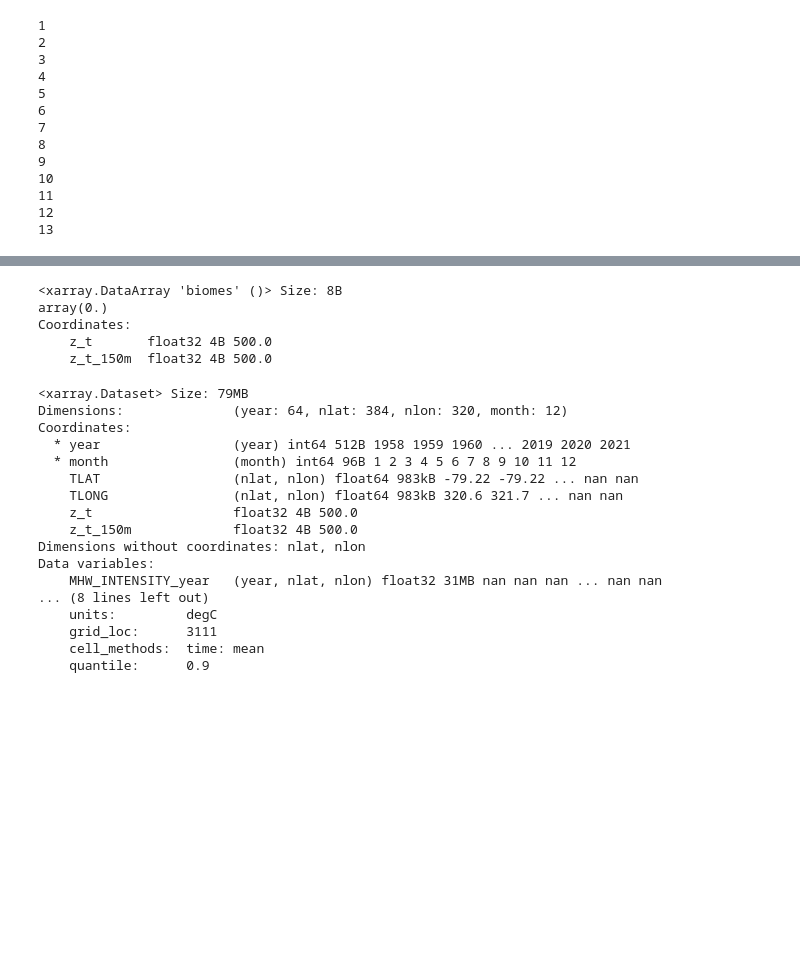
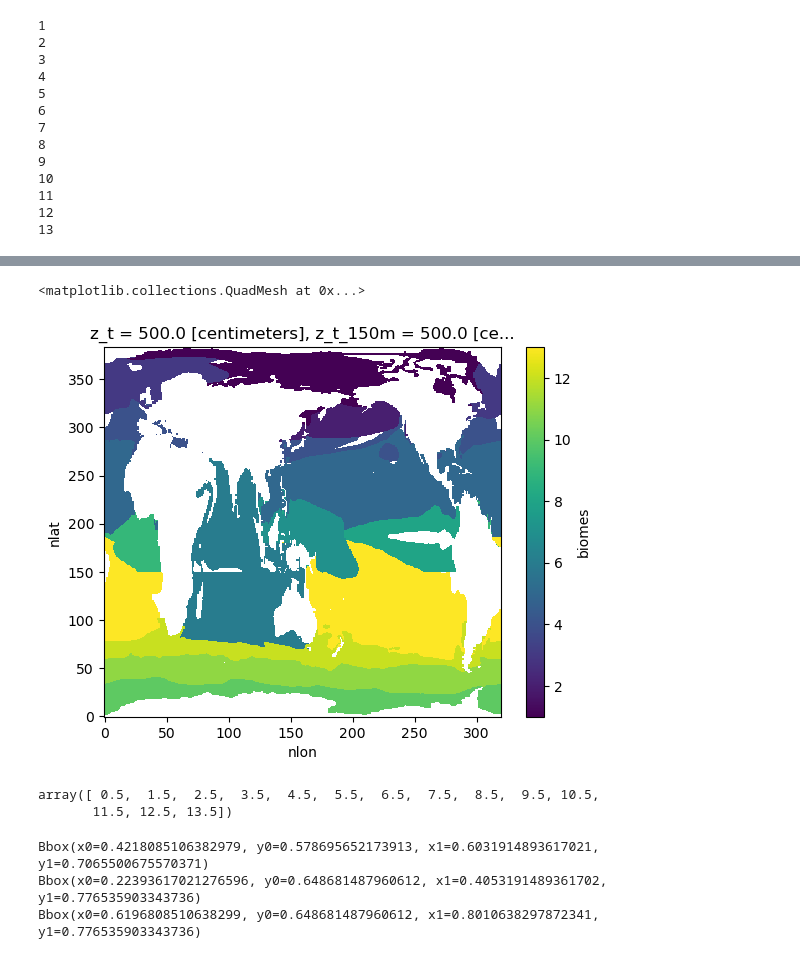
Before and after one commit to kristenkrumhardt/INDEX-BGC, a Jupyter notebook: combined/MHW_biome_CESM2.ipynb, the cells around one changed output, grey strips where cells are left out. Cells and saved outputs as stored; diff of their text form; code cells hidden in the pictures; blank space fills up the shorter version.

```diff
--- a/combined/MHW_biome_CESM2.ipynb
+++ b/combined/MHW_biome_CESM2.ipynb
@@ -215,30 +255,20 @@ Data variables:
     cell_methods:  time: mean
     quantile:      0.9
 # %%
-ds.biomes.where(ds.biomes.values>0).biomes.min()
+ds.biomes.where(ds.biomes.values>0).plot()
 # %% [output]
-<xarray.DataArray 'biomes' ()> Size: 8B
-array(0.)
-Coordinates:
-    z_t       float32 4B 500.0
-    z_t_150m  float32 4B 500.0
+<matplotlib.collections.QuadMesh at 0x...>
+[figure, added]
 # %%
-print(ds)
+np.arange(.5,14,1)
 # %% [output]
-<xarray.Dataset> Size: 79MB
-Dimensions:              (year: 64, nlat: 384, nlon: 320, month: 12)
-Coordinates:
-  * year                 (year) int64 512B 1958 1959 1960 ... 2019 2020 2021
-  * month                (month) int64 96B 1 2 3 4 5 6 7 8 9 10 11 12
-    TLAT                 (nlat, nlon) float64 983kB -79.22 -79.22 ... nan nan
-    TLONG                (nlat, nlon) float64 983kB 320.6 321.7 ... nan nan
-    z_t                  float32 4B 500.0
-    z_t_150m             float32 4B 500.0
-Dimensions without coordinates: nlat, nlon
-Data variables:
-    MHW_INTENSITY_year   (year, nlat, nlon) float32 31MB nan nan nan ... nan nan
-... (8 lines left out)
-    units:         degC
-    grid_loc:      3111
-    cell_methods:  time: mean
-    quantile:      0.9
+array([ 0.5,  1.5,  2.5,  3.5,  4.5,  5.5,  6.5,  7.5,  8.5,  9.5, 10.5,
+       11.5, 12.5, 13.5])
+# %%
+print(ax1.get_position())
+print(ax_cw.get_position())
+print(ax_hw.get_position())
+# %% [output]
+Bbox(x0=0.4218085106382979, y0=0.578695652173913, x1=0.6031914893617021, y1=0.7065500675570371)
+Bbox(x0=0.22393617021276596, y0=0.648681487960612, x1=0.4053191489361702, y1=0.776535903343736)
+Bbox(x0=0.6196808510638299, y0=0.648681487960612, x1=0.8010638297872341, y1=0.776535903343736)
```
Also changed, not shown: parts of 4 cells of this notebook, 1 other file.
